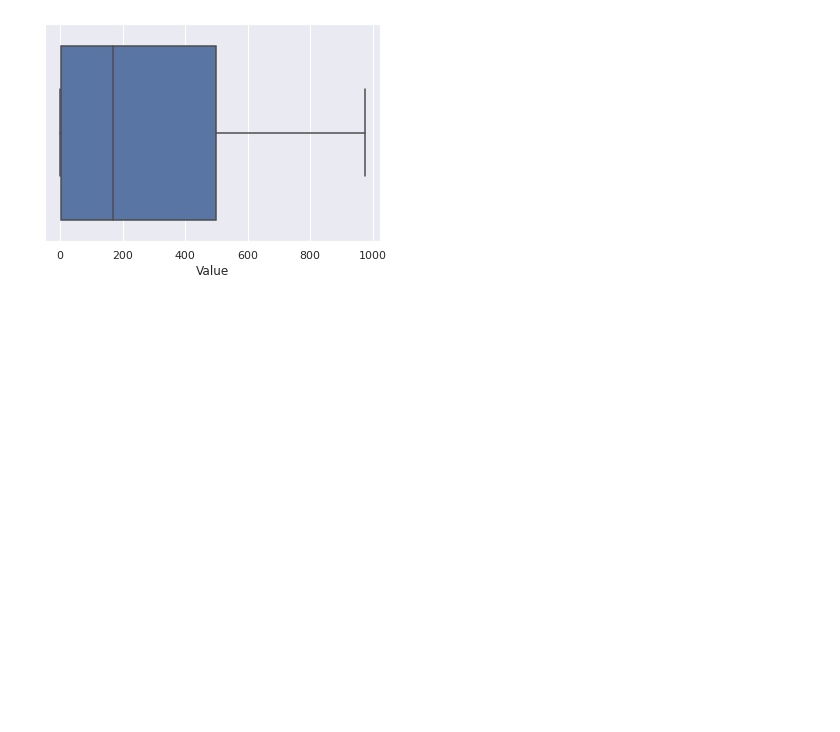
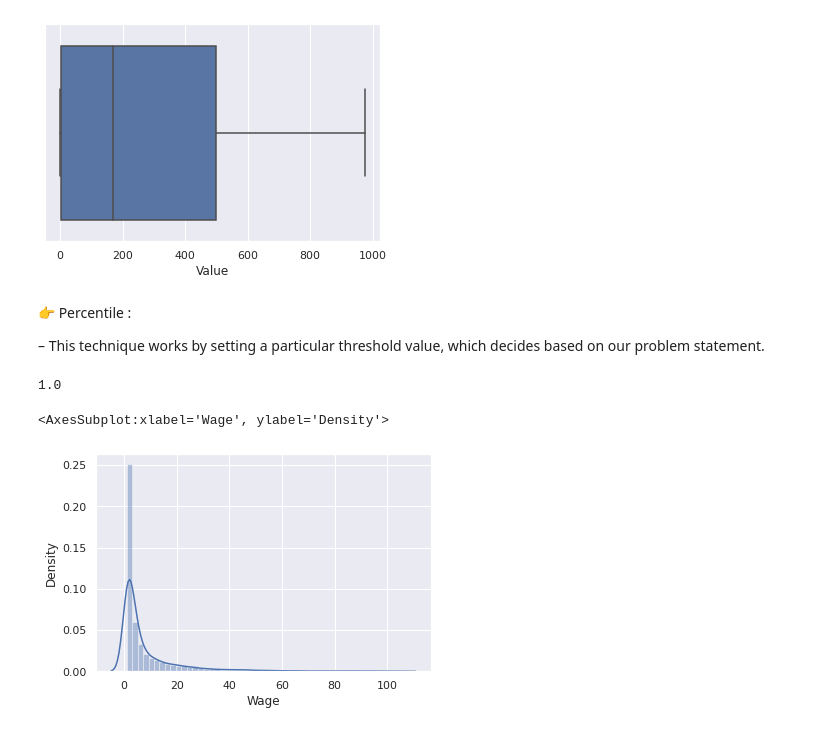
Before and after one commit to HamidBekamiri/EDA_GitHub, a Jupyter notebook: EDA_FIFA_2022.ipynb, the cells around one changed output. Drawn from its saved outputs; the diff is of its cells as text; code cells hidden in the pictures; blank space fills up the shorter version.

```diff
--- a/EDA_FIFA_2022.ipynb
+++ b/EDA_FIFA_2022.ipynb
@@ -1400,3 +1400,7 @@ sns.boxplot(x=new_fifadata_value.Value)
 plt.show()
 # %% [output]
 [figure]
+# %% [markdown]
+👉 Percentile :
+
+– This technique works by setting a particular threshold value, which decides based on our problem statement.
@@ -1402,0 +1410,11 @@ plt.show()
+# %%
+lower_limit_wage_percentile
+# %% [output]
+1.0
+# %%
+fifadata_wage_percentile = fifadata[(fifadata['Wage'] <= 109) & (fifadata['Wage'] >= 1)]
+# %%
+sns.distplot(fifadata_wage_percentile['Wage'])
+# %% [output]
+<AxesSubplot:xlabel='Wage', ylabel='Density'>
+[figure, added]
```
Also changed, not shown: parts of 4 cells of this notebook.
